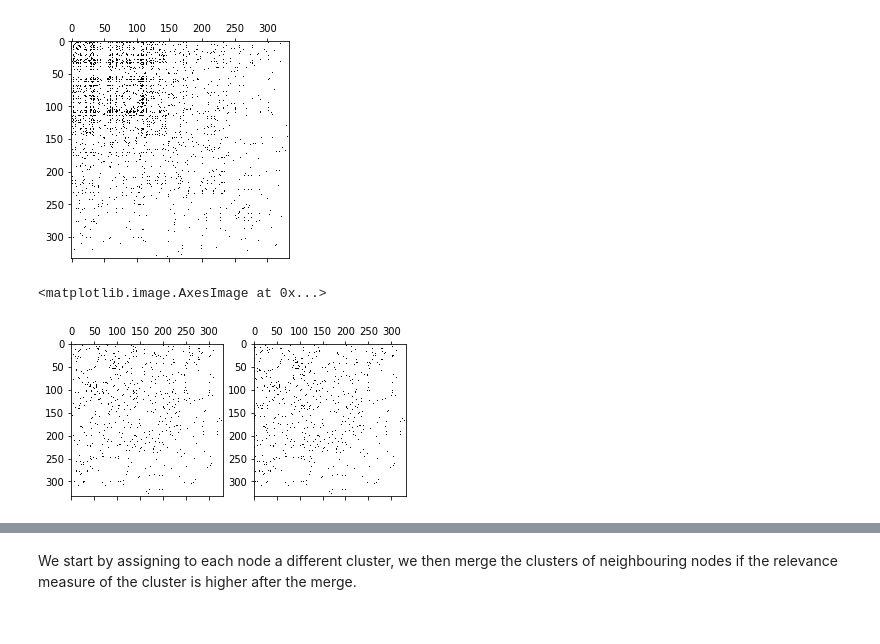
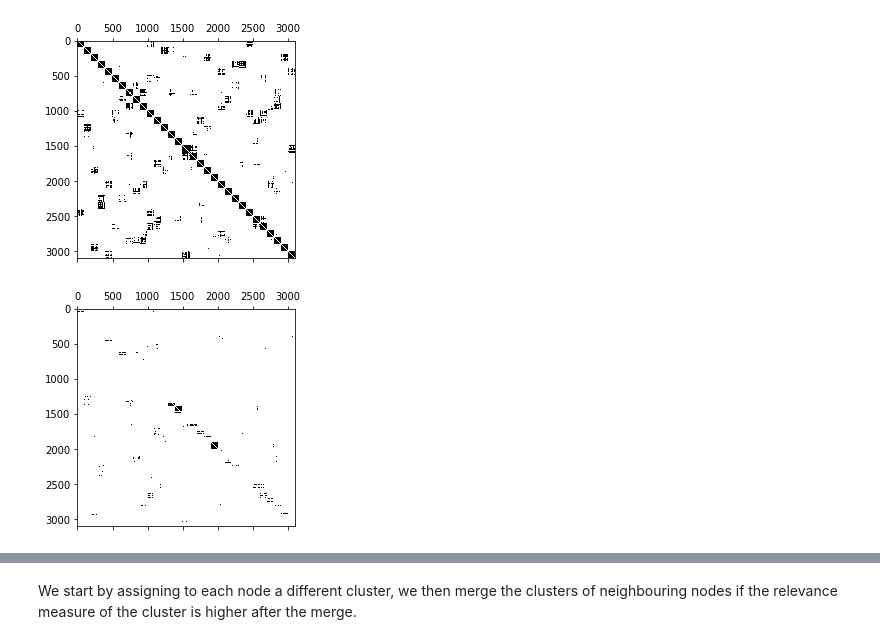
Before and after one commit to barbafrank/LCP_projects_Y2, a Jupyter notebook: Clustering2.ipynb, the cells around one changed output, grey strips where cells are left out. Cells and saved outputs as stored; diff of their text form; code cells hidden in the pictures.

```diff
--- a/Clustering2.ipynb
+++ b/Clustering2.ipynb
@@ -51,19 +0,0 @@ N = 10
-# %%
-A_mat = list2matrix(A)
-plt.figure()
-plt.spy(A_mat)
-plt.show()
-# %% [output]
-[figure, removed]
-# %%
-# generate the L matrix
-L = localPageRank(A, c=0.85, return_only_neighbours=True)
-L_T = transposeEdgelist(L)
-L_mat = list2matrix(L)
-L_mat_T = list2matrix(L_T)
-fig, axs = plt.subplots(1, 2)
-axs[0].spy(L_mat)
-axs[1].spy(L_mat_T)
-# %% [output]
-<matplotlib.image.AxesImage at 0x...>
-[figure, removed]
@@ -70,3 +34,24 @@ axs[1].spy(L_mat_T)
+# %%
+names = ["Aggregation", "R15", "D31"]
+A, positions = build_network("../datasets/" + names[2] + ".txt", radius=3.5)
+N = len(positions)
+A_mat = list2matrix(A, False)
+
+# generate the L matrix
+L = localPageRank(A, c=0.85, epsilon=1e-8, max_iters=200, return_only_neighbours=True)
+# %%
+plt.figure()
+plt.spy(A_mat)
+plt.show()
+
+L_T = transposeEdgelist(L, True)
+L_mat_T = list2matrix(L_T)
+plt.figure()
+plt.spy(L_mat_T)
+plt.show()
+# %% [output]
+[figure, added]
+[figure, added]
 # %%
 def getNeighsAvgDegree(node_list, degree):
     out = 0.
```
Also changed, not shown: parts of 15 cells of this notebook.
